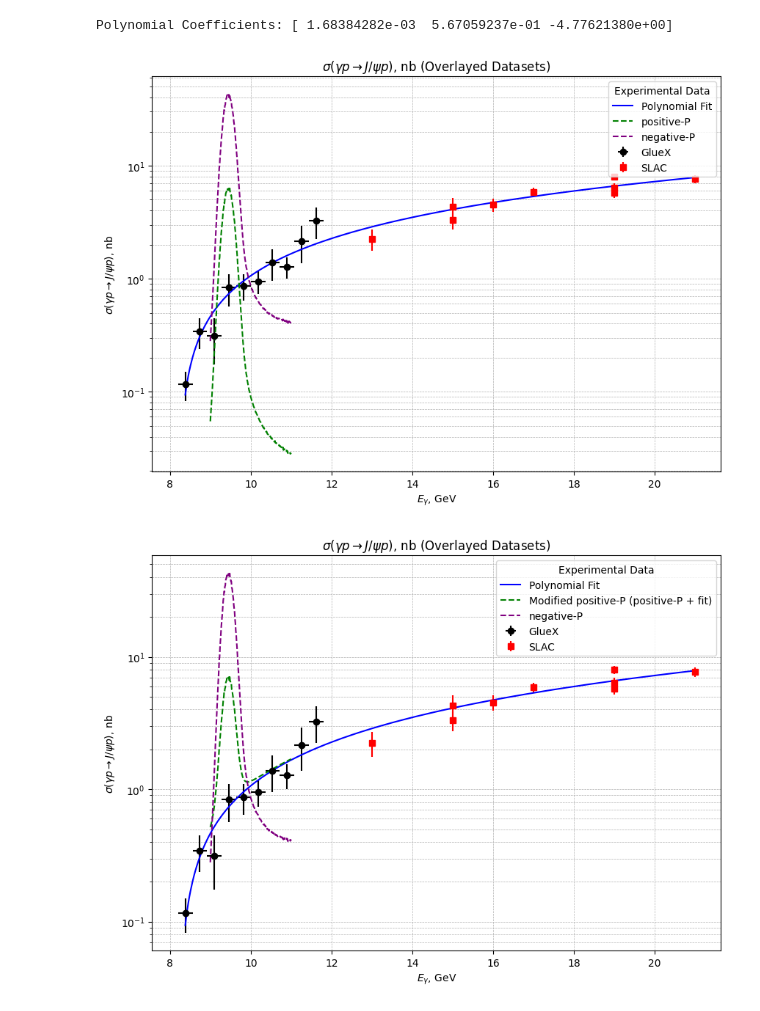
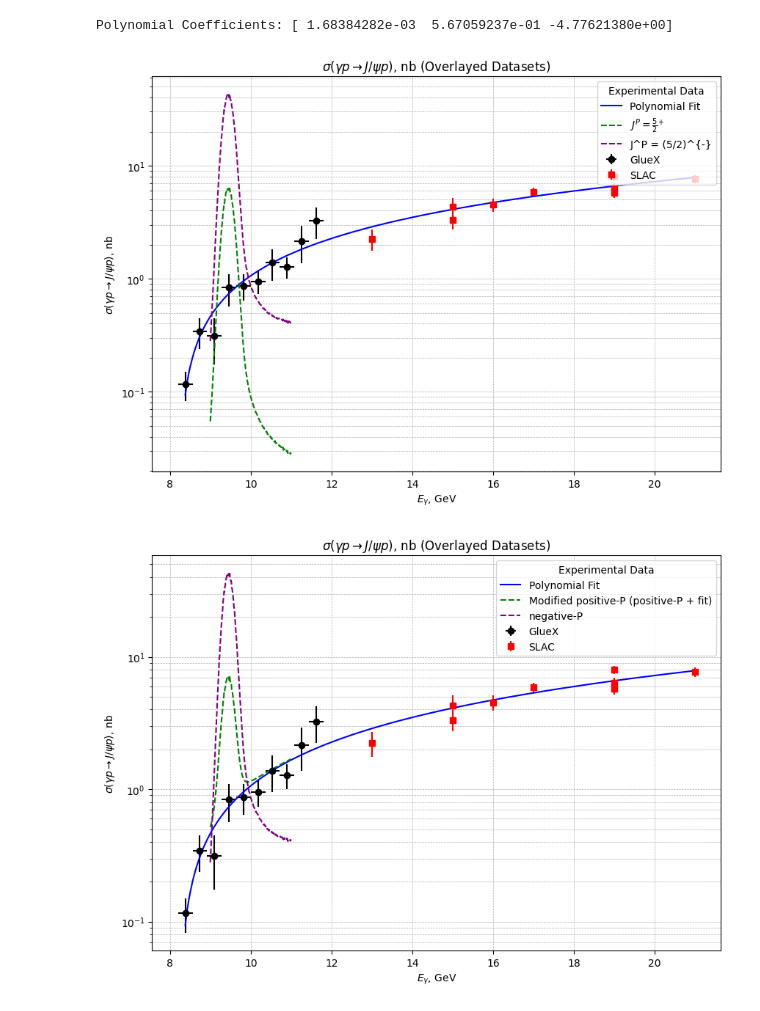
Before and after one commit to jazzitup/pentaquarkAna, a Jupyter notebook: pc_spin-5over2.ipynb, the cells around one changed output. Cells and saved outputs as stored; diff of their text form; code cells hidden in the pictures.

```diff
--- a/pc_spin-5over2.ipynb
+++ b/pc_spin-5over2.ipynb
@@ -121,41 +121,52 @@ x_positive = data["E_gamma"]
 y_positive = data["positive-P"]
 y_negative = data["negative-P"]
 
+
+# Load the "positive-P" and "negative-P" dataset
+file_threehalf = "breitwigner/pc4312threehalf120.txt"
+data_threehalf = pd.read_csv(file_threehalf, sep=" ", header=None, names=["E_gamma", "positive-P", "negative-P"])
+
+x_positive_threehalf = data_threehalf["E_gamma"]
+y_positive_threehalf = data_threehalf["positive-P"]
+y_negative_threehalf = data_threehalf["negative-P"]
+
+
+
 # Plot the data and overlay datasets
 plt.figure(figsize=(10, 7))
 
 # Plot GlueX data
 plt.errorbar(x_gluex, y_values, xerr=xerr_gluex, yerr=yerr_gluex, fmt='o', color='black', label='GlueX')
 
 # Plot SLAC data
 plt.errorbar(x_slac, y_slac, yerr=yerr_slac, fmt='s', color='red', label='SLAC')
 
 # Plot the fitted curve
 plt.plot(x_fit, y_fit, '-', color='blue', label='Polynomial Fit')
 
 # Overlay the "positive-P" dataset
-plt.plot(x_positive, y_positive, '--', color='green', label='positive-P')
+plt.plot(x_positive, y_positive, '--', color='green', label=r'$J^P = (\frac{5}{2})^{+}$')
 
 # Overlay the "negative-P" dataset
-plt.plot(x_positive, y_negative, '--', color='purple', label='negative-P')
+plt.plot(x_positive, y_negative, '--', color='purple', label=r'$J^P = (\frac{5}{2})^{-{$')
 
 # Set the plot to log scale for the y-axis
 plt.yscale('log')
 
 # Add labels, title, and legend
 plt.title(r'$\sigma(\gamma p \rightarrow J/\psi p)$, nb (Overlayed Datasets)')
 plt.xlabel(r'$E_\gamma$, GeV')
 plt.ylabel(r'$\sigma(\gamma p \rightarrow J/\psi p)$, nb')
 plt.legend(title="Experimental Data", loc='upper right')
 plt.grid(True, which="both", linestyle='--', linewidth=0.5)
 
 # Save the plot to a PNG file
 plt.savefig("output_overlay_plot.png", format="png", dpi=300)
 
 # Show the plot
 plt.show()
 # %% [output]
-[figure, old version]
+[figure, new version]
 # %%
 # Compute the new "positive-P" dataset by adding the fitted curve values
 y_positive_modified = y_positive + np.interp(x_positive, x_fit, y_fit)
```
Also changed, not shown: parts of 1 cell of this notebook.
